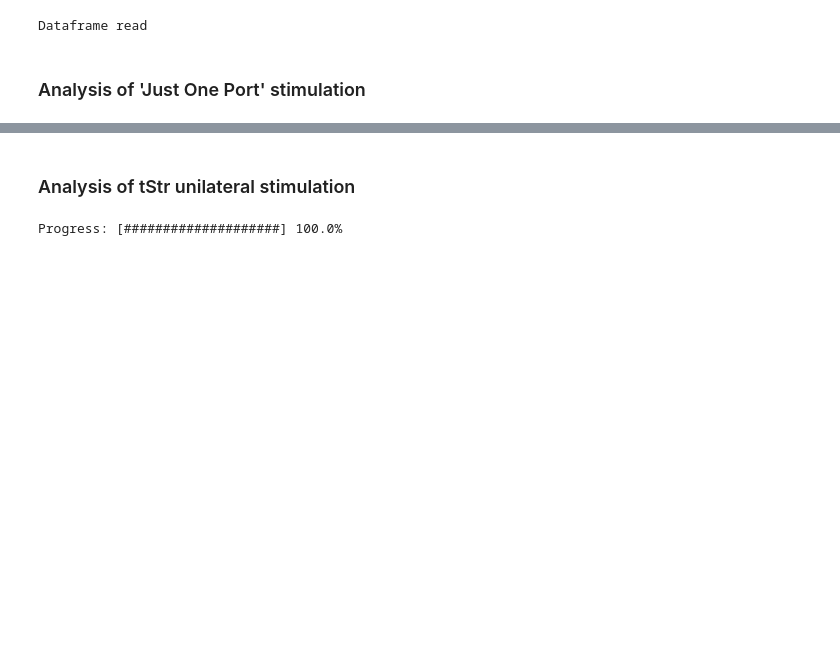
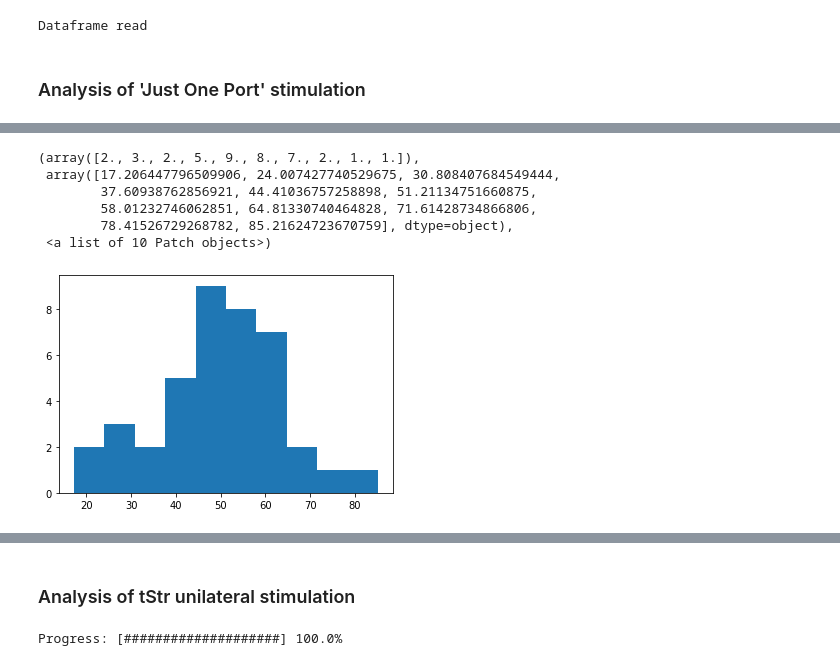
Before and after one commit to HernandoMV/BehaviouralAnalysis, a Jupyter notebook: Dopamine_optostimulation.ipynb, the cells around one changed output, grey strips where cells are left out. Cells and saved outputs as stored; diff of their text form; code cells hidden in the pictures; blank space fills up the shorter version.

```diff
--- a/Dopamine_optostimulation.ipynb
+++ b/Dopamine_optostimulation.ipynb
@@ -55,6 +55,14 @@ AnimalsDF.loc[AnimalsDF.SessionID=='DAopto-06 Mar30 15:28', 'Stimulation'] = 'Ri
 # %%
 #Subselect dataset
 pulledData = AnimalsDF[AnimalsDF.Stimulation != "NoStimulation"]
+# %%
+#Select only sessions over date (less stimulation, physiological parameters?)
+str_format = '%b%d %H:%M'
+limit_date = 'Mar29 00:01'
+session_times = [datetime.strptime(x, str_format) for x in pulledData.SessionTime.unique()]
+date_mask = [x > datetime.strptime(limit_date, str_format) for x in session_times]
+selected_dates = [x.strftime(str_format) for x in np.array(session_times)[date_mask]]
+pulledData = pulledData[pulledData.SessionTime.isin(selected_dates)]
 # %%
 # Select cases when stimulation was only on one side and 150 trials were w/o opto
 jop_mask = []
@@ -160,0 +172,22 @@ Progress: [####################] 100.0%
+# %%
+def get_general_right_bias(df_one, df_two):
+    'returns the general bias to the right, between df_one and df_two'
+    # mean choices for each data frame for each difficulty
+    tdone = np.array(df_one['TrialHighPerc'])
+    ssone = np.array(df_one['FirstPoke'])
+    _, perf_one = cuf.get_choices(ssone, tdone)
+    tdtwo = np.array(df_two['TrialHighPerc'])
+    sstwo = np.array(df_two['FirstPoke'])
+    _, perf_two = cuf.get_choices(sstwo, tdtwo)
+
+    return np.mean(perf_one) - np.mean(perf_two)
+
+def get_random_biases(df, n_times):
+    # create array
+    rblist = np.zeros(n_times)
+    for i in range(n_times):
+        # shuffle TrialIndexes
+        df.TrialIndex = df.TrialIndex.sample(frac=1).values
+        # calculate bias
+        rblist[i] = get_general_right_bias(df[df.TrialIndex < 150], df[df.TrialIndex > 250])
+    return rblist
@@ -160,0 +274,10 @@ Progress: [####################] 100.0%
+# %%
+plt.hist(opto_df.InitialBias)
+# %% [output]
+(array([2., 3., 2., 5., 9., 8., 7., 2., 1., 1.]),
+ array([17.206447796509906, 24.007427740529675, 30.808407684549444,
+        37.60938762856921, 44.41036757258898, 51.21134751660875,
+        58.01232746062851, 64.81330740464828, 71.61428734866806,
+        78.41526729268782, 85.21624723670759], dtype=object),
+ <a list of 10 Patch objects>)
+[figure, added]
```
Also changed, not shown: parts of 9 cells of this notebook, 1 other file.
